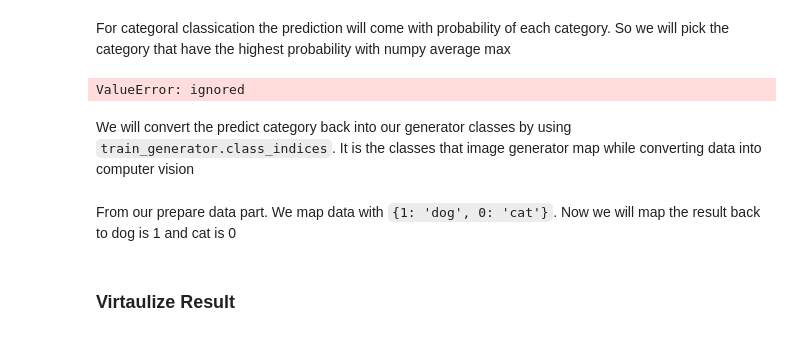
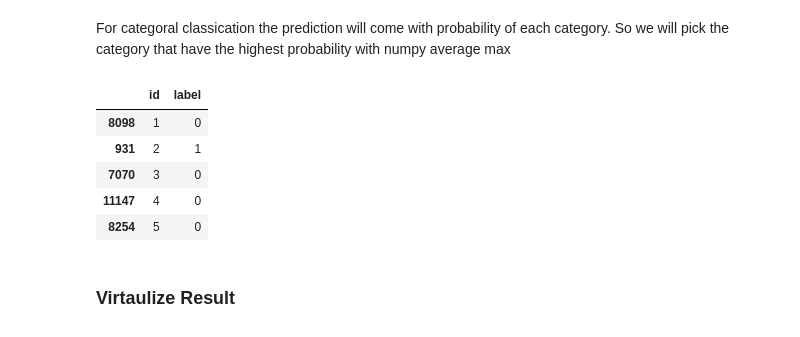
Before and after one commit to bstrain71/catsVdogs, a Jupyter notebook: Strain_Keras_CNN_Dog_or_Cat_Classification.ipynb, the cells around one changed output. Saved outputs shown, nothing was run; the diff lists cells and outputs as text; code cells hidden in the pictures.

```diff
--- a/Strain_Keras_CNN_Dog_or_Cat_Classification.ipynb
+++ b/Strain_Keras_CNN_Dog_or_Cat_Classification.ipynb
@@ -373,8 +392,2 @@ test_df.shape
 # %% [markdown]
 For categoral classication the prediction will come with probability of each category. So we will pick the category that have the highest probability with numpy average max
-# %%
-test_df['label'] = np.argmax(predict, axis=-1)
-# %% [output]
-ValueError: ignored
-# %% [markdown]
-We will convert the predict category back into our generator classes by using `train_generator.class_indices`. It is the classes that image generator map while converting data into computer vision
@@ -384,2 +393,0 @@ test_df['category'] = test_df['category'].replace(label_map)
-# %% [markdown]
-From our prepare data part. We map data with `{1: 'dog', 0: 'cat'}`. Now we will map the result back to dog is 1 and cat is 0
@@ -388,3 +396,12 @@ test_df['category'] = test_df['category'].replace({ 'dog': 1, 'cat': 0 })
+# %%
+test_df.head()
+# %% [output]
+|  | id | label |
+| 8098 | 1 | 0 |
+| 931 | 2 | 1 |
+| 7070 | 3 | 0 |
+| 11147 | 4 | 0 |
+| 8254 | 5 | 0 |
 # %% [markdown]
 ### Virtaulize Result
 # %%
```
Also changed, not shown: parts of 13 cells of this notebook.
